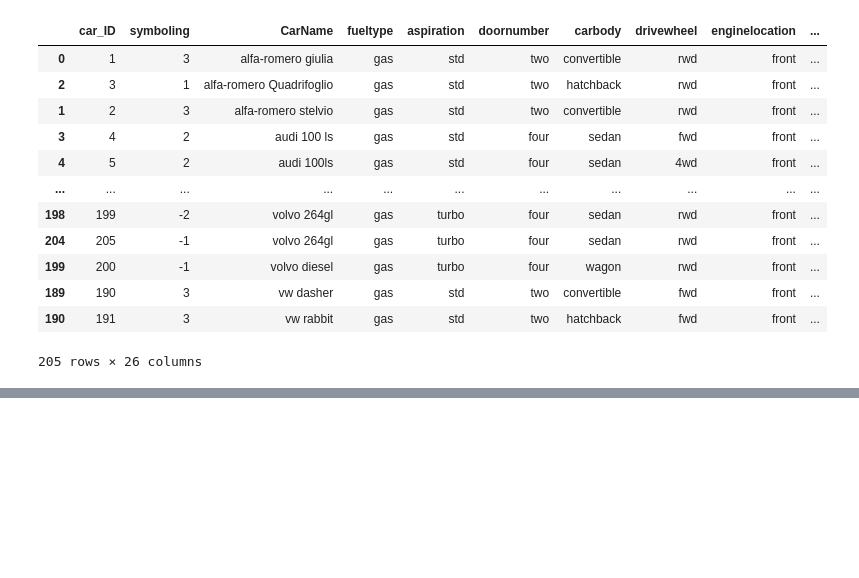
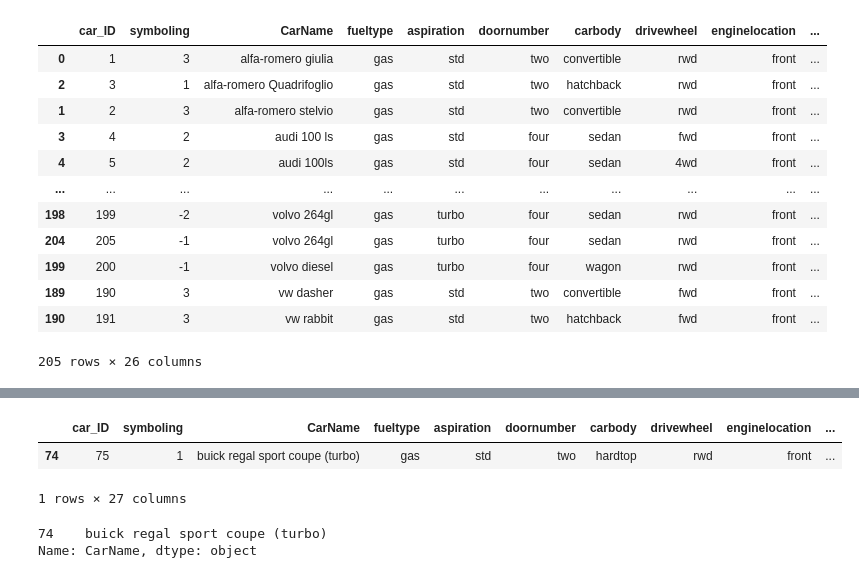
Before and after one commit to ArminNaCl/CarPricePrediction, a Jupyter notebook: work_with_data.ipynb, the cells around one changed output, grey strips where cells are left out. Saved outputs shown, nothing was run; the diff lists cells and outputs as text; code cells hidden in the pictures; blank space fills up the shorter version.

```diff
--- a/work_with_data.ipynb
+++ b/work_with_data.ipynb
@@ -566,0 +659,13 @@ car_body.pivot(columns="carbody", values="price")
+# %%
+data[data["price"].eq(data["price"].max())]
+#finally the thing that i want in first place :)))
+# %% [output]
+|  | car_ID | symboling | CarName | fueltype | aspiration | doornumber | carbody | drivewheel | enginelocation | ... |
+| 74 | 75 | 1 | buick regal sport coupe (turbo) | gas | std | two | hardtop | rwd | front | ... |
+1 rows × 27 columns
+# %%
+data.loc[data["price"].eq(data["price"].max()), "CarName"]
+# tis one is cooler
+# %% [output]
+74    buick regal sport coupe (turbo)
+Name: CarName, dtype: object
```
Also changed, not shown: parts of 12 cells of this notebook.
